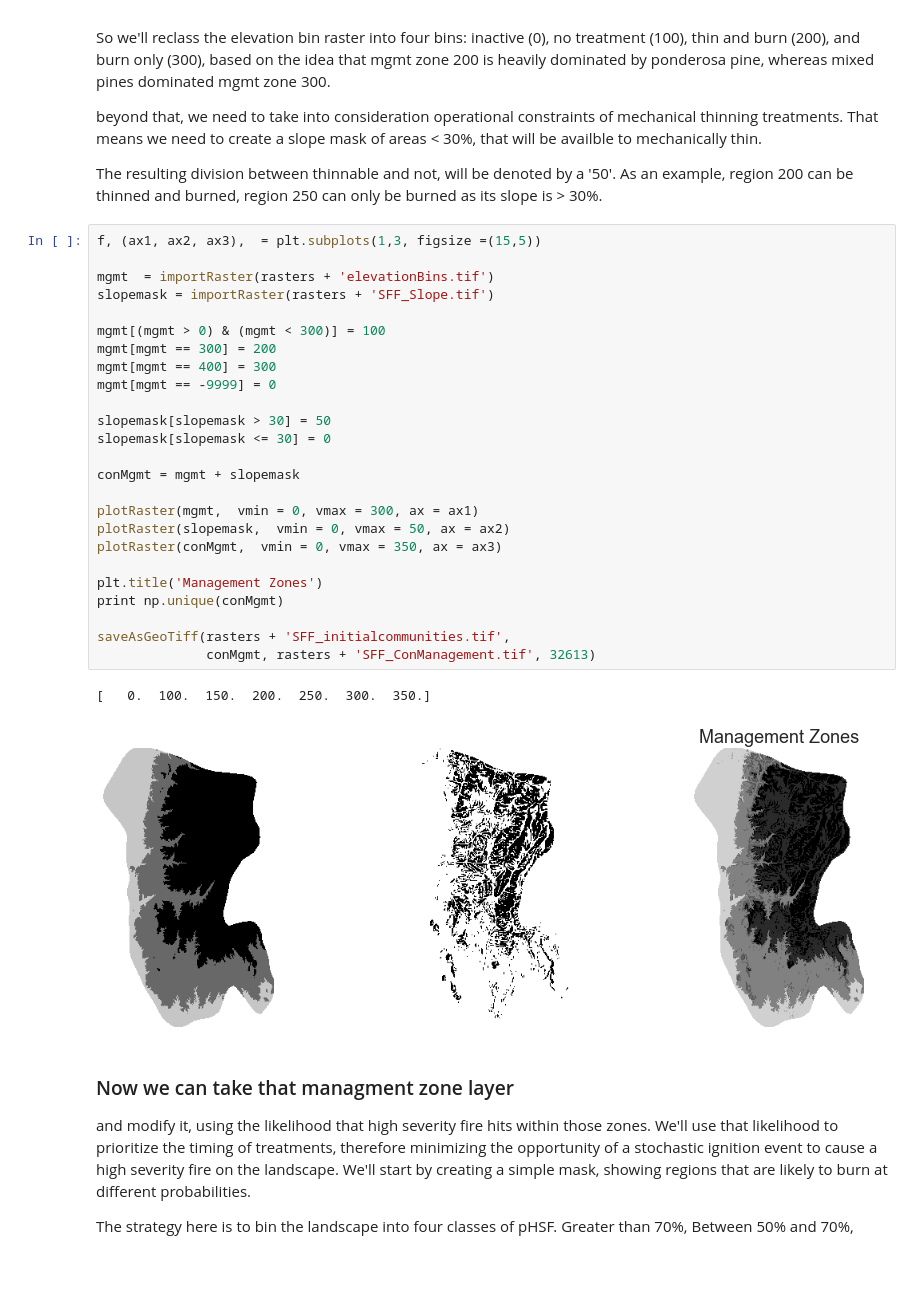
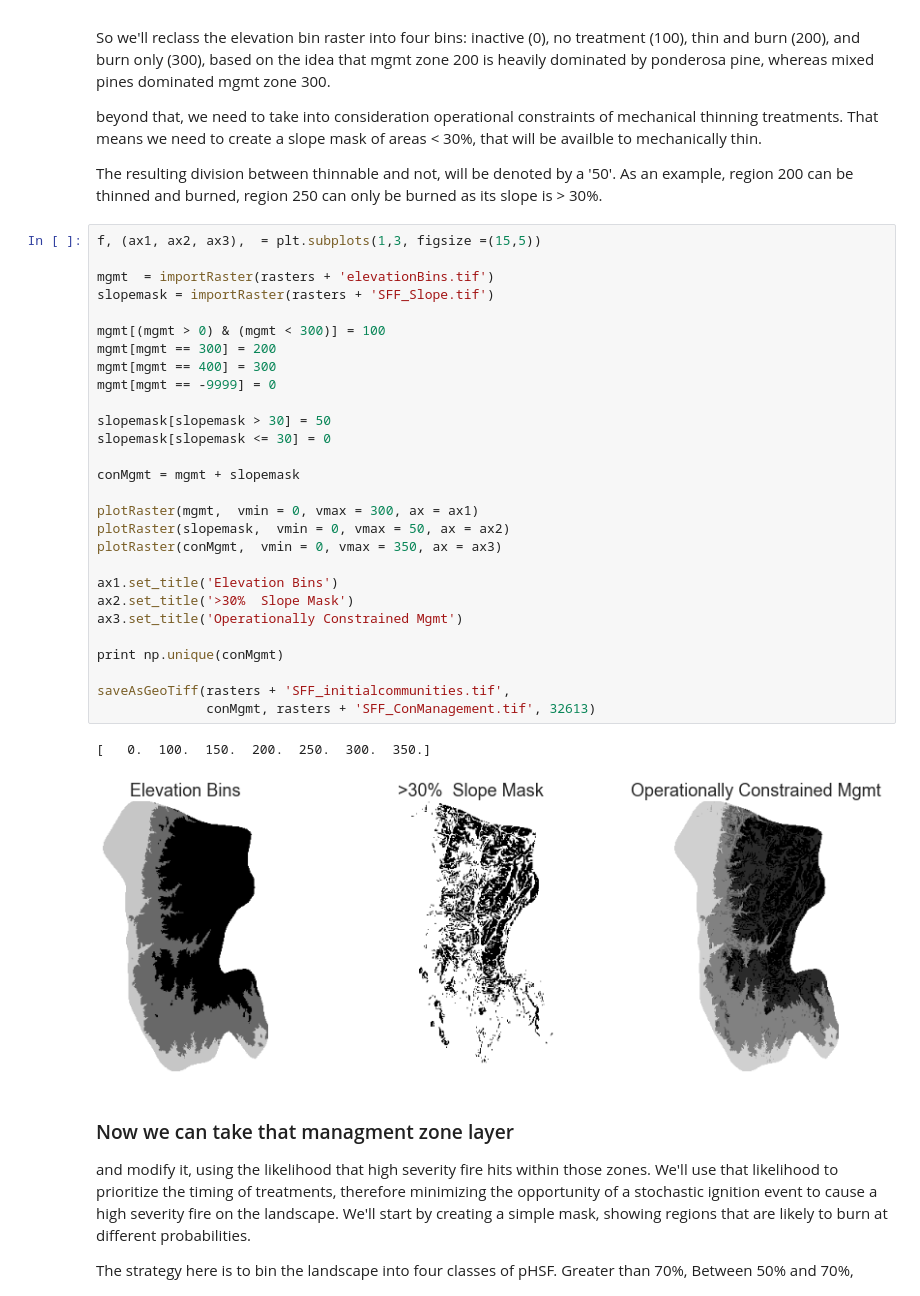
Before and after one commit to djkrofch/SantaFe_Fireshed, a Jupyter notebook: SF_Fireshed_Prep.ipynb, the cells around one changed output. Cells and saved outputs as stored; diff of their text form; blank space fills up the shorter version.

Commit message:
Finished stand map and MGMT plots

```diff
--- a/SF_Fireshed_Prep.ipynb
+++ b/SF_Fireshed_Prep.ipynb
@@ -789,31 +789,34 @@ The resulting division between thinnable and not, will be denoted by a '50'. As
 # %%
 f, (ax1, ax2, ax3),  = plt.subplots(1,3, figsize =(15,5))
 
 mgmt  = importRaster(rasters + 'elevationBins.tif')
 slopemask = importRaster(rasters + 'SFF_Slope.tif')
 
 mgmt[(mgmt > 0) & (mgmt < 300)] = 100
 mgmt[mgmt == 300] = 200
 mgmt[mgmt == 400] = 300
 mgmt[mgmt == -9999] = 0
 
 slopemask[slopemask > 30] = 50
 slopemask[slopemask <= 30] = 0
 
 conMgmt = mgmt + slopemask
 
 plotRaster(mgmt,  vmin = 0, vmax = 300, ax = ax1)
 plotRaster(slopemask,  vmin = 0, vmax = 50, ax = ax2)
 plotRaster(conMgmt,  vmin = 0, vmax = 350, ax = ax3)
 
-plt.title('Management Zones')
+ax1.set_title('Elevation Bins')
+ax2.set_title('>30%  Slope Mask')
+ax3.set_title('Operationally Constrained Mgmt')
+
 print np.unique(conMgmt)
 
 saveAsGeoTiff(rasters + 'SFF_initialcommunities.tif',
               conMgmt, rasters + 'SFF_ConManagement.tif', 32613)
 # %% [output]
 [   0.  100.  150.  200.  250.  300.  350.]
-[figure, old version]
+[figure, new version]
 # %% [markdown]
 ### Now we can take that managment zone layer
 and modify it, using the likelihood that high severity fire hits within those zones. We'll use that likelihood to prioritize the timing of treatments, therefore minimizing the opportunity of a stochastic ignition event to cause a high severity fire on the landscape. We'll start by creating a simple mask, showing regions that are likely to burn at different probabilities.
```
Also changed, not shown: parts of 3 cells of this notebook.
